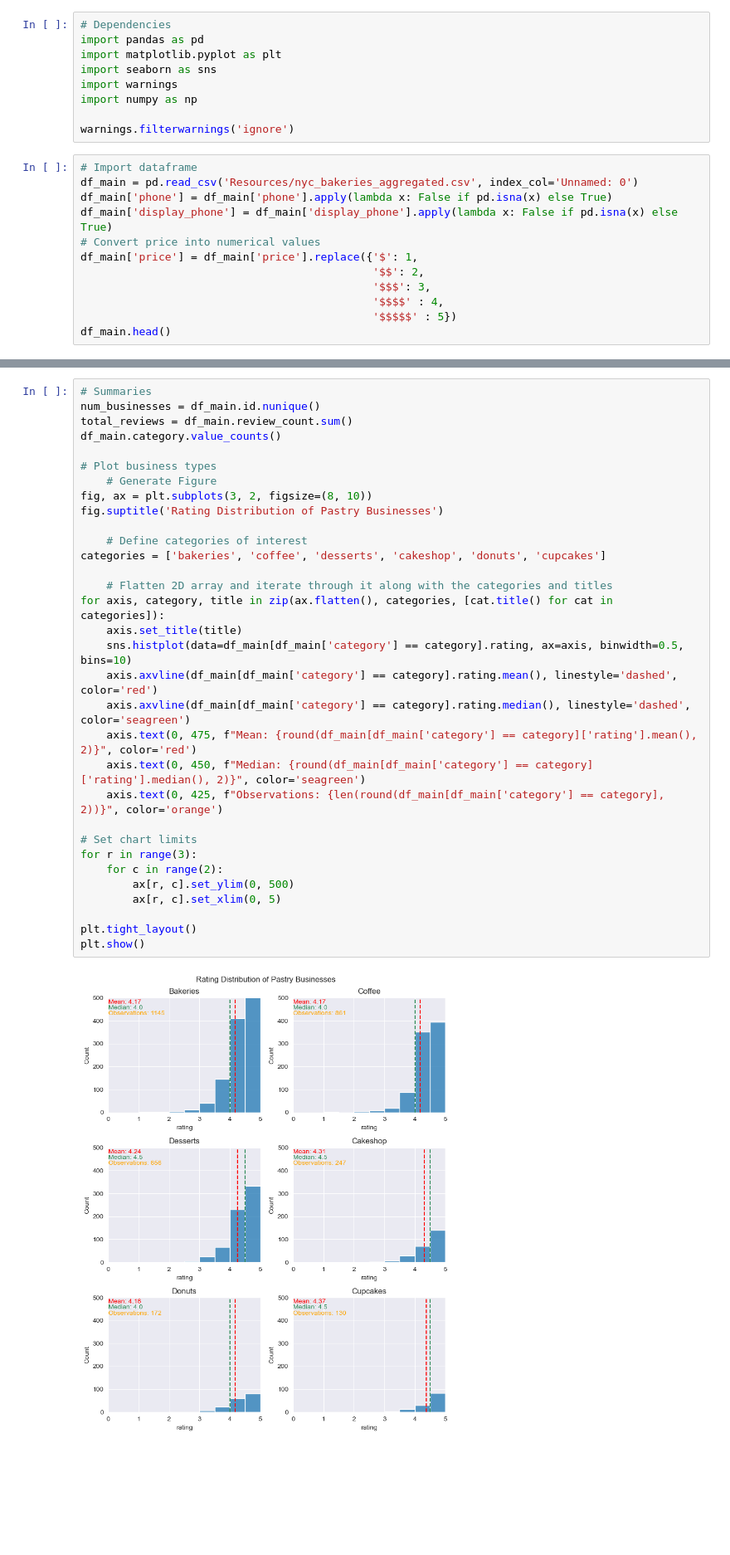
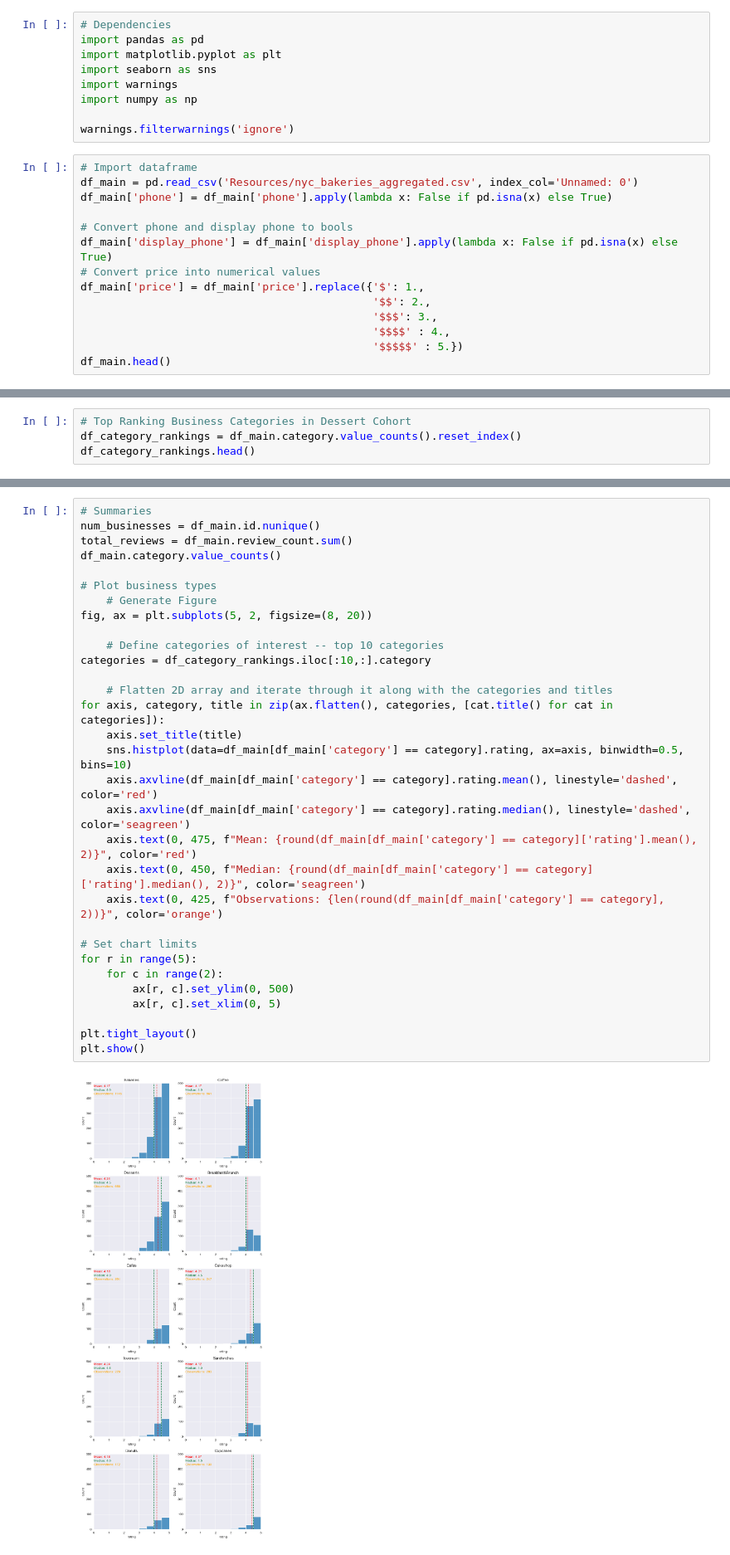
Before and after one commit to anderoos/analysis-of-nyc-bakeries, a Jupyter notebook: summary_analysis.ipynb, the cells around one changed output, grey strips where cells are left out. Shown at 83% size. Saved outputs shown, nothing was run; the diff lists cells and outputs as text; blank space fills up the shorter version.

```diff
--- a/summary_analysis.ipynb
+++ b/summary_analysis.ipynb
@@ -11,13 +13,15 @@ warnings.filterwarnings('ignore')
 # Import dataframe
 df_main = pd.read_csv('Resources/nyc_bakeries_aggregated.csv', index_col='Unnamed: 0')
 df_main['phone'] = df_main['phone'].apply(lambda x: False if pd.isna(x) else True)
+
+# Convert phone and display phone to bools
 df_main['display_phone'] = df_main['display_phone'].apply(lambda x: False if pd.isna(x) else True)
 # Convert price into numerical values
-df_main['price'] = df_main['price'].replace({'$': 1,
-                                             '$$': 2,
-                                             '$$$': 3,
-                                             '$$$$' : 4,
-                                             '$$$$$' : 5})
+df_main['price'] = df_main['price'].replace({'$': 1.,
+                                             '$$': 2.,
+                                             '$$$': 3.,
+                                             '$$$$' : 4.,
+                                             '$$$$$' : 5.})
 df_main.head()
 # %% [output]
 |  | id | name | review_count | category | rating | phone | display_phone | price | coord_lat | ... |
@@ -26,3 +30,7 @@ df_main.head()
 | 4 | 0kW0112jMERVjpRzWT4F7Q | La Bicyclette Bakery | 84 | bakeries | 5.0 | True | True | NaN | 40.714400 | ... |
 | 6 | XSwagBljEsxG2i1rq4GEAQ | Almondine Bakery | 404 | bakeries | 4.0 | True | True | 2.0 | 40.703317 | ... |
 | 8 | fPQ2eE9lm8tc87O5-GLjyA | Mille-Feuille Bakery | 441 | coffee | 4.5 | True | True | 2.0 | 40.782425 | ... |
+# %%
+# Top Ranking Business Categories in Dessert Cohort
+df_category_rankings = df_main.category.value_counts().reset_index()
+df_category_rankings.head()
@@ -29,36 +44,35 @@ df_main.head()
 # %%
 # Summaries
 num_businesses = df_main.id.nunique()
 total_reviews = df_main.review_count.sum()
 df_main.category.value_counts()
 
 # Plot business types
     # Generate Figure
-fig, ax = plt.subplots(3, 2, figsize=(8, 10))
-fig.suptitle('Rating Distribution of Pastry Businesses')
+fig, ax = plt.subplots(5, 2, figsize=(8, 20))
 
-    # Define categories of interest
-categories = ['bakeries', 'coffee', 'desserts', 'cakeshop', 'donuts', 'cupcakes']
+    # Define categories of interest -- top 10 categories
+categories = df_category_rankings.iloc[:10,:].category
 
     # Flatten 2D array and iterate through it along with the categories and titles
 for axis, category, title in zip(ax.flatten(), categories, [cat.title() for cat in categories]):
     axis.set_title(title)
     sns.histplot(data=df_main[df_main['category'] == category].rating, ax=axis, binwidth=0.5, bins=10)
     axis.axvline(df_main[df_main['category'] == category].rating.mean(), linestyle='dashed', color='red')
     axis.axvline(df_main[df_main['category'] == category].rating.median(), linestyle='dashed', color='seagreen')
     axis.text(0, 475, f"Mean: {round(df_main[df_main['category'] == category]['rating'].mean(), 2)}", color='red')
     axis.text(0, 450, f"Median: {round(df_main[df_main['category'] == category]['rating'].median(), 2)}", color='seagreen')
     axis.text(0, 425, f"Observations: {len(round(df_main[df_main['category'] == category], 2))}", color='orange')
 
 # Set chart limits
-for r in range(3):
+for r in range(5):
     for c in range(2):
         ax[r, c].set_ylim(0, 500)
         ax[r, c].set_xlim(0, 5)
 
 plt.tight_layout()
 plt.show()
 # %% [output]
-[figure, old version]
+[figure, new version]
 # %%
 # Plot review counts
```
Also changed, not shown: parts of 11 cells of this notebook, 2 other files.
